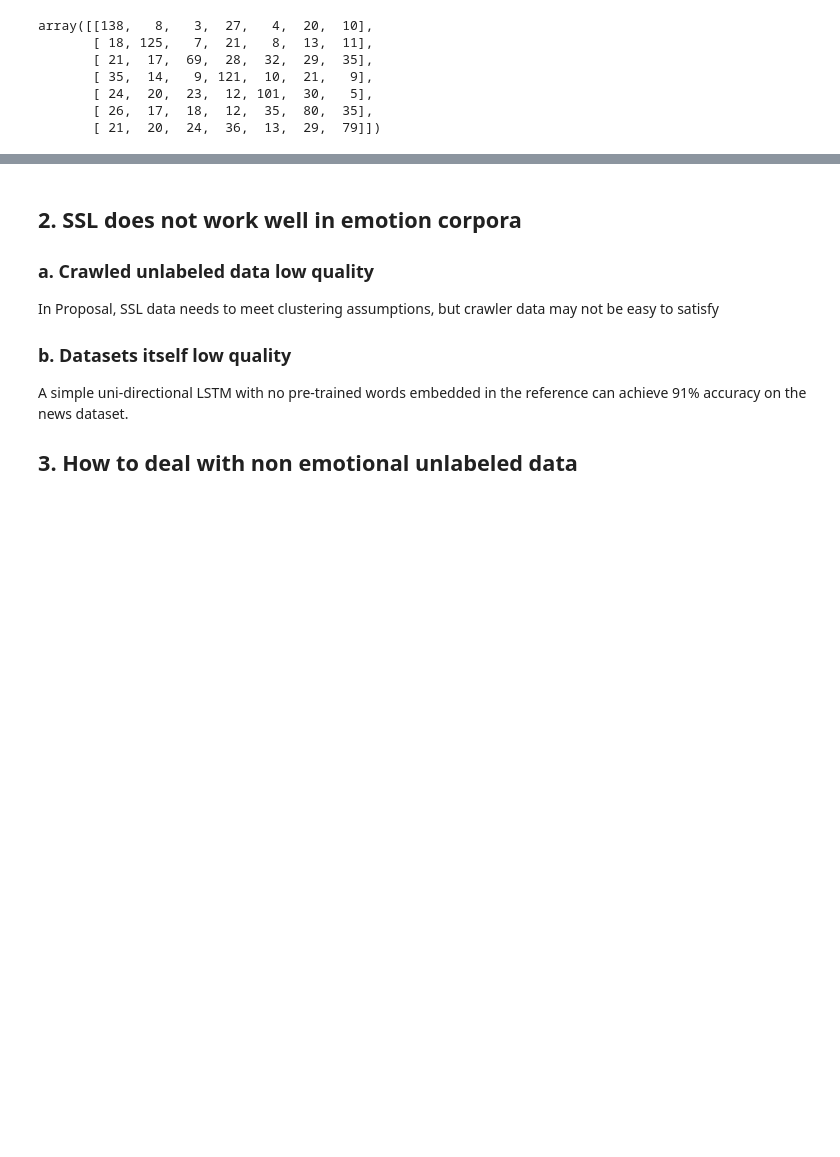
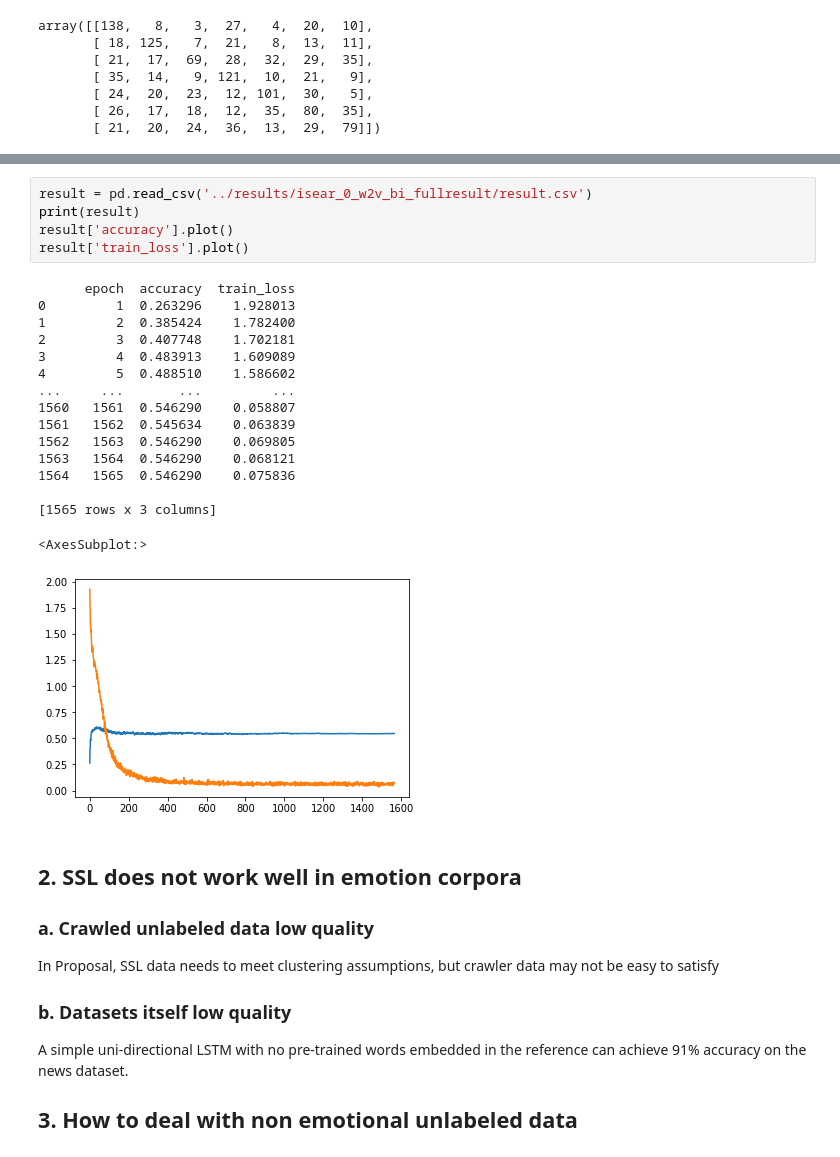
Before and after one commit to Fireblossom/master_data_collection, a Jupyter notebook: RLANS/25.11.ipynb, the cells around one changed output, grey strips where cells are left out. Cells and saved outputs as stored; diff of their text form; blank space fills up the shorter version.

```diff
--- a/RLANS/25.11.ipynb
+++ b/RLANS/25.11.ipynb
@@ -166,3 +170,25 @@ array([[138,   8,   3,  27,   4,  20,  10],
+# %%
+result = pd.read_csv('../results/isear_0_w2v_bi_fullresult/result.csv')
+print(result)
+result['accuracy'].plot()
+result['train_loss'].plot()
+# %% [output]
+      epoch  accuracy  train_loss
+0         1  0.263296    1.928013
+1         2  0.385424    1.782400
+2         3  0.407748    1.702181
+3         4  0.483913    1.609089
+4         5  0.488510    1.586602
+...     ...       ...         ...
+1560   1561  0.546290    0.058807
+1561   1562  0.545634    0.063839
+1562   1563  0.546290    0.069805
+1563   1564  0.546290    0.068121
+1564   1565  0.546290    0.075836
+
+[1565 rows x 3 columns]
+<AxesSubplot:>
+[figure, added]
 # %% [markdown]
 ## 2. SSL does not work well in emotion corpora
 
```
Also changed, not shown: parts of 2 cells of this notebook.
